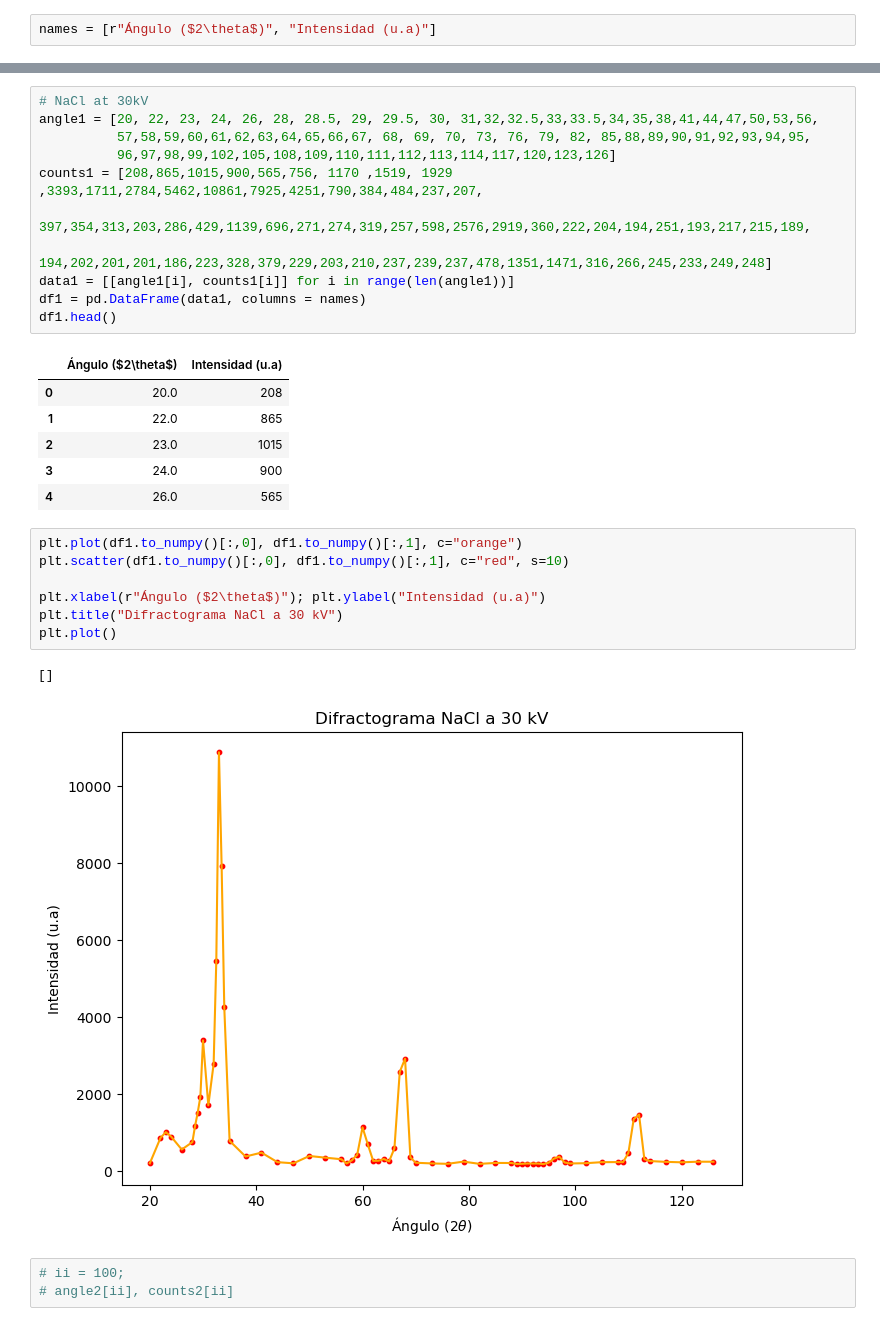
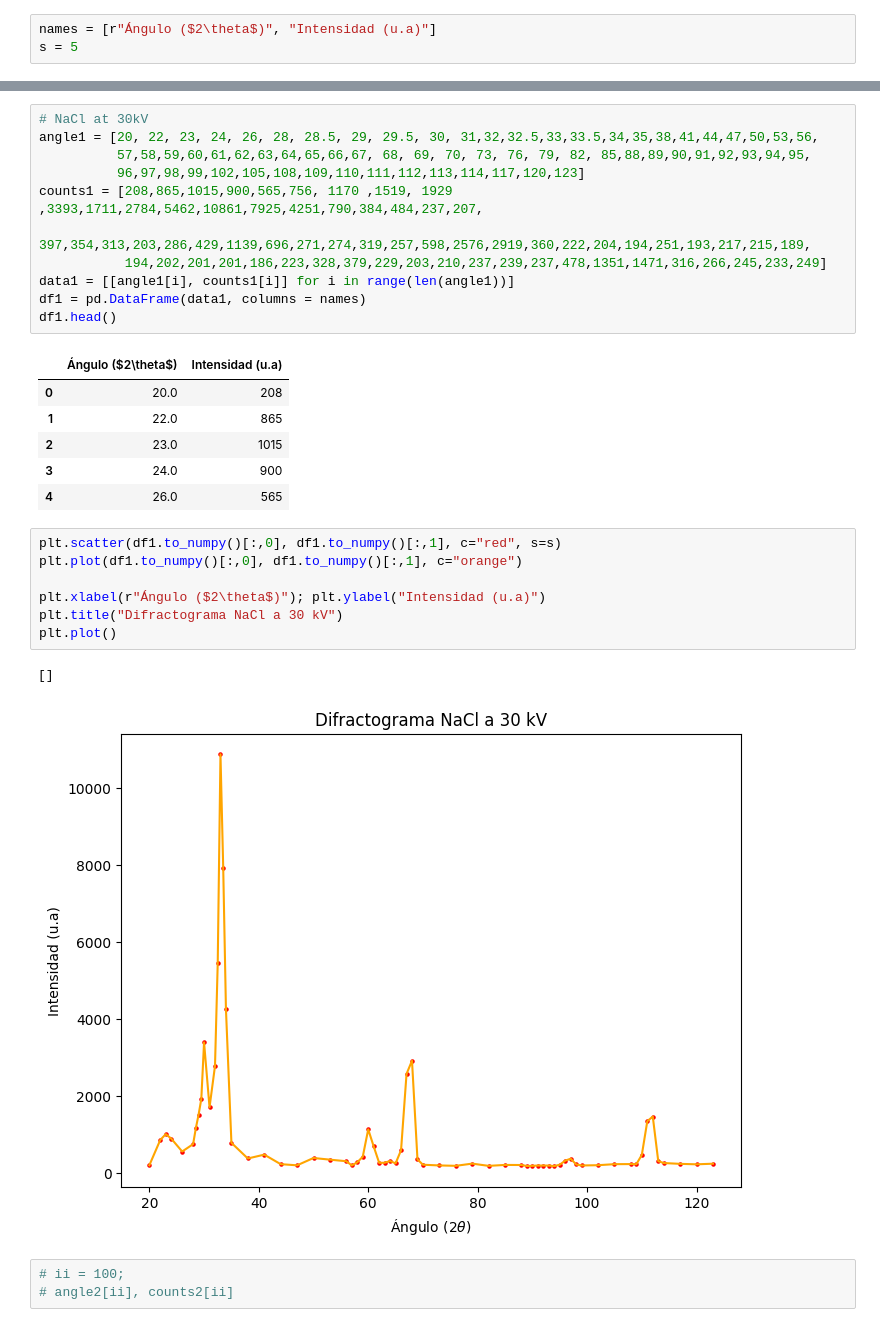
Before and after one commit to joshbrx/Proyectos, a Jupyter notebook: Difraccion_RX.ipynb, the cells around one changed output, grey strips where cells are left out. Saved outputs shown, nothing was run; the diff lists cells and outputs as text.

```diff
--- a/Difraccion_RX.ipynb
+++ b/Difraccion_RX.ipynb
@@ -13,6 +13,7 @@ plt.rcParams['figure.figsize'] = [8, 6]
 plt.rcParams['figure.dpi'] = 100
 # %%
 names = [r"Ángulo ($2\theta$)", "Intensidad (u.a)"]
+s = 5
 # %%
 # ii = 63;
 # angle1[ii], counts1[ii]
@@ -22,10 +21,10 @@ names = [r"Ángulo ($2\theta$)", "Intensidad (u.a)"]
 # NaCl at 30kV
 angle1 = [20, 22, 23, 24, 26, 28, 28.5, 29, 29.5, 30, 31,32,32.5,33,33.5,34,35,38,41,44,47,50,53,56,
           57,58,59,60,61,62,63,64,65,66,67, 68, 69, 70, 73, 76, 79, 82, 85,88,89,90,91,92,93,94,95,
-          96,97,98,99,102,105,108,109,110,111,112,113,114,117,120,123,126]
+          96,97,98,99,102,105,108,109,110,111,112,113,114,117,120,123]
 counts1 = [208,865,1015,900,565,756, 1170 ,1519, 1929 ,3393,1711,2784,5462,10861,7925,4251,790,384,484,237,207,
            397,354,313,203,286,429,1139,696,271,274,319,257,598,2576,2919,360,222,204,194,251,193,217,215,189,
-           194,202,201,201,186,223,328,379,229,203,210,237,239,237,478,1351,1471,316,266,245,233,249,248]
+           194,202,201,201,186,223,328,379,229,203,210,237,239,237,478,1351,1471,316,266,245,233,249]
 data1 = [[angle1[i], counts1[i]] for i in range(len(angle1))]
 df1 = pd.DataFrame(data1, columns = names)
 df1.head()
@@ -37,15 +36,15 @@ df1.head()
 | 3 | 24.0 | 900 |
 | 4 | 26.0 | 565 |
 # %%
+plt.scatter(df1.to_numpy()[:,0], df1.to_numpy()[:,1], c="red", s=s)
 plt.plot(df1.to_numpy()[:,0], df1.to_numpy()[:,1], c="orange")
-plt.scatter(df1.to_numpy()[:,0], df1.to_numpy()[:,1], c="red", s=10)
 
 plt.xlabel(r"Ángulo ($2\theta$)"); plt.ylabel("Intensidad (u.a)")
 plt.title("Difractograma NaCl a 30 kV")
 plt.plot()
 # %% [output]
 []
-[figure, old version]
+[figure, new version]
 # %%
 # ii = 100;
 # angle2[ii], counts2[ii]
```
Also changed, not shown: parts of 4 cells of this notebook.
